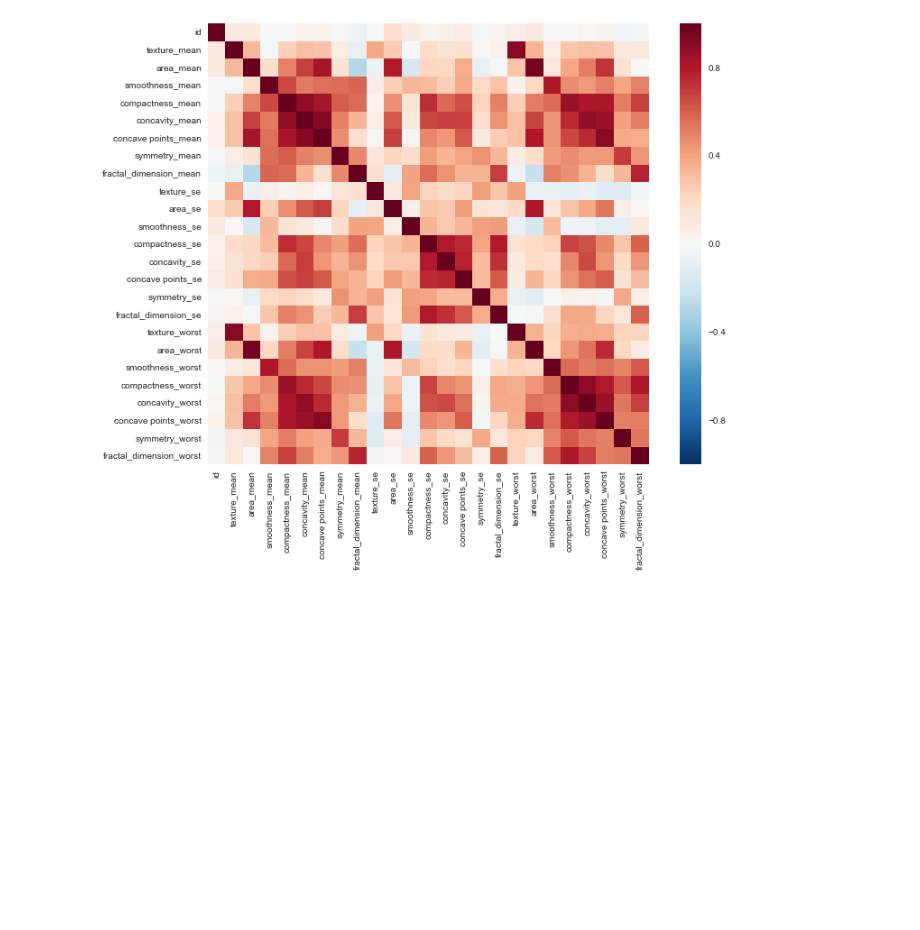
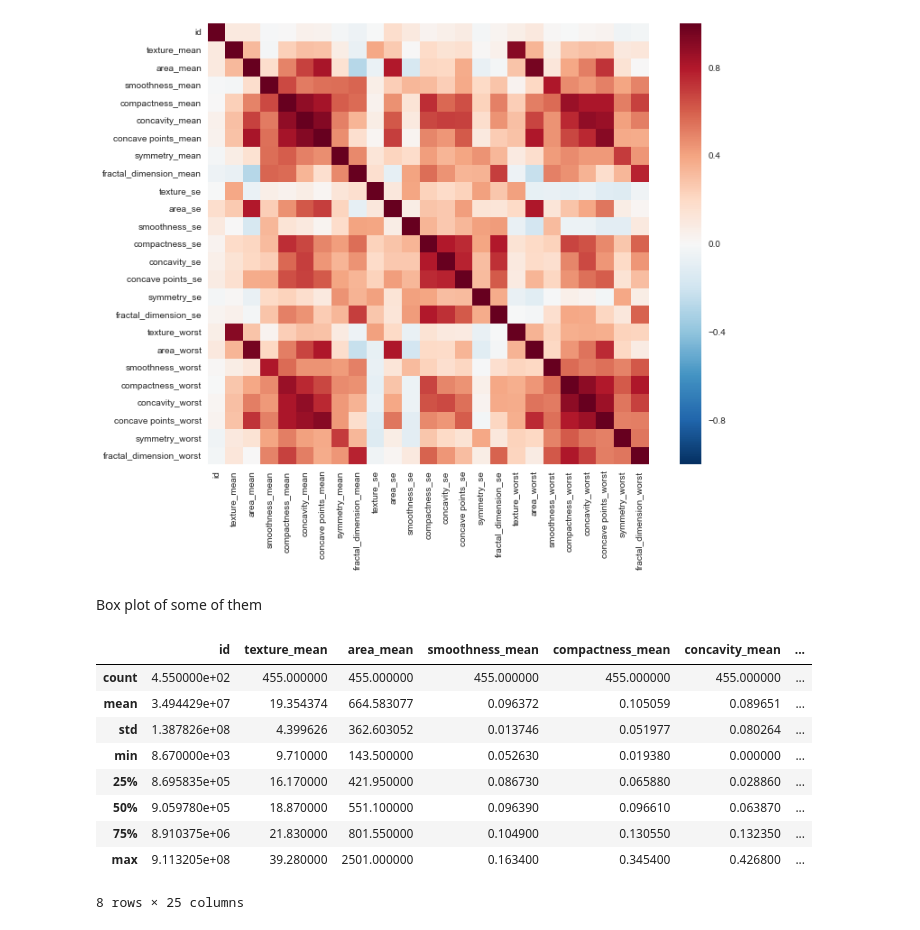
Before and after one commit to SrBisco/kaggle-breast-cancer, a Jupyter notebook: code/Kaggle_BC_explore.ipynb, the cells around one changed output. Cells and saved outputs as stored; diff of their text form; code cells hidden in the pictures; blank space fills up the shorter version.

```diff
--- a/code/Kaggle_BC_explore.ipynb
+++ b/code/Kaggle_BC_explore.ipynb
@@ -93,3 +93,18 @@ f, ax = plt.subplots(figsize = (12,9))
 sns.heatmap(corre, vmax=1, square=True);
 # %% [output]
 [figure]
+# %% [markdown]
+Box plot of some of them
+# %%
+X_cv.describe()
+# %% [output]
+|  | id | texture_mean | area_mean | smoothness_mean | compactness_mean | concavity_mean | ... |
+| count | 4.550000e+02 | 455.000000 | 455.000000 | 455.000000 | 455.000000 | 455.000000 | ... |
+| mean | 3.494429e+07 | 19.354374 | 664.583077 | 0.096372 | 0.105059 | 0.089651 | ... |
+| std | 1.387826e+08 | 4.399626 | 362.603052 | 0.013746 | 0.051977 | 0.080264 | ... |
+| min | 8.670000e+03 | 9.710000 | 143.500000 | 0.052630 | 0.019380 | 0.000000 | ... |
+| 25% | 8.695835e+05 | 16.170000 | 421.950000 | 0.086730 | 0.065880 | 0.028860 | ... |
+| 50% | 9.059780e+05 | 18.870000 | 551.100000 | 0.096390 | 0.096610 | 0.063870 | ... |
+| 75% | 8.910375e+06 | 21.830000 | 801.550000 | 0.104900 | 0.130550 | 0.132350 | ... |
+| max | 9.113205e+08 | 39.280000 | 2501.000000 | 0.163400 | 0.345400 | 0.426800 | ... |
+8 rows × 25 columns
```
Also changed, not shown: parts of 6 cells of this notebook.
